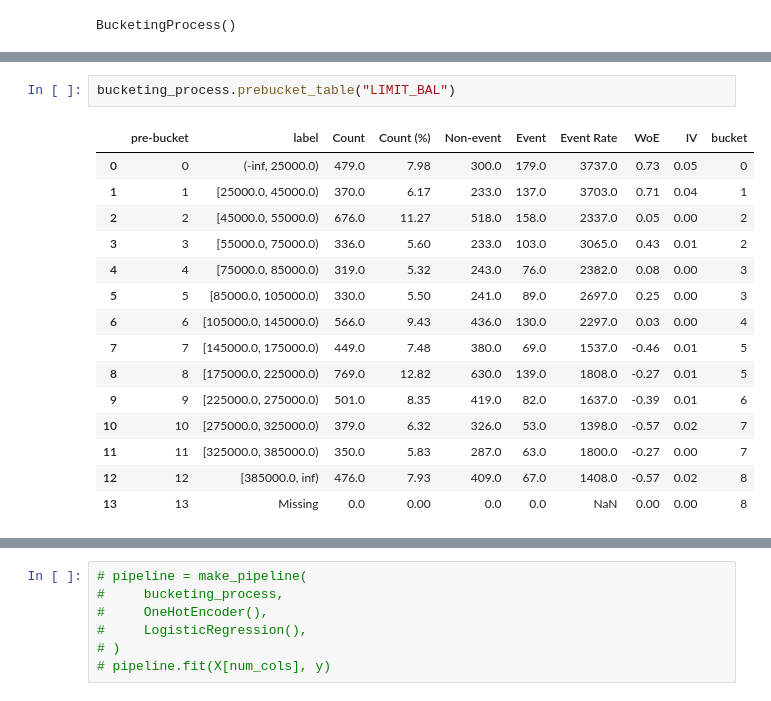
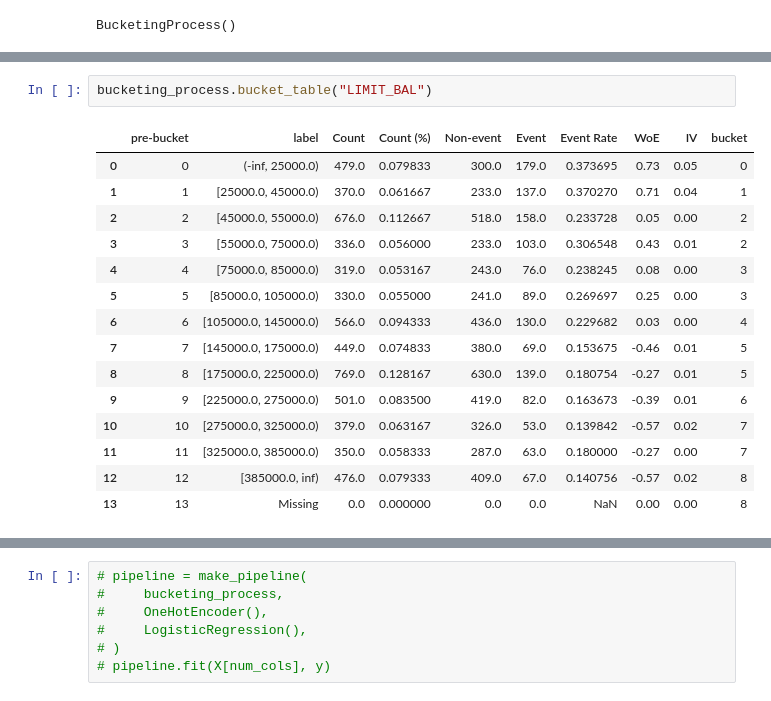
Before and after one commit to orchardbirds/skorecard-1, a Jupyter notebook: docs/tutorials/using-bucketing-process.ipynb, the cells around one changed output, grey strips where cells are left out. Cells and saved outputs as stored; diff of their text form.

```diff
--- a/docs/tutorials/using-bucketing-process.ipynb
+++ b/docs/tutorials/using-bucketing-process.ipynb
@@ -76,21 +94,21 @@ bucketing_process.prebucket_table("MARRIAGE")
 # %%
-bucketing_process.prebucket_table("LIMIT_BAL")
+bucketing_process.bucket_table("LIMIT_BAL")
 # %% [output]
 |  | pre-bucket | label | Count | Count (%) | Non-event | Event | Event Rate | WoE | IV | bucket |
-| 0 | 0 | (-inf, 25000.0) | 479.0 | 7.98 | 300.0 | 179.0 | 3737.0 | 0.73 | 0.05 | 0 |
-| 1 | 1 | [25000.0, 45000.0) | 370.0 | 6.17 | 233.0 | 137.0 | 3703.0 | 0.71 | 0.04 | 1 |
-| 2 | 2 | [45000.0, 55000.0) | 676.0 | 11.27 | 518.0 | 158.0 | 2337.0 | 0.05 | 0.00 | 2 |
-| 3 | 3 | [55000.0, 75000.0) | 336.0 | 5.60 | 233.0 | 103.0 | 3065.0 | 0.43 | 0.01 | 2 |
-| 4 | 4 | [75000.0, 85000.0) | 319.0 | 5.32 | 243.0 | 76.0 | 2382.0 | 0.08 | 0.00 | 3 |
-| 5 | 5 | [85000.0, 105000.0) | 330.0 | 5.50 | 241.0 | 89.0 | 2697.0 | 0.25 | 0.00 | 3 |
-| 6 | 6 | [105000.0, 145000.0) | 566.0 | 9.43 | 436.0 | 130.0 | 2297.0 | 0.03 | 0.00 | 4 |
-| 7 | 7 | [145000.0, 175000.0) | 449.0 | 7.48 | 380.0 | 69.0 | 1537.0 | -0.46 | 0.01 | 5 |
-| 8 | 8 | [175000.0, 225000.0) | 769.0 | 12.82 | 630.0 | 139.0 | 1808.0 | -0.27 | 0.01 | 5 |
-| 9 | 9 | [225000.0, 275000.0) | 501.0 | 8.35 | 419.0 | 82.0 | 1637.0 | -0.39 | 0.01 | 6 |
-| 10 | 10 | [275000.0, 325000.0) | 379.0 | 6.32 | 326.0 | 53.0 | 1398.0 | -0.57 | 0.02 | 7 |
-| 11 | 11 | [325000.0, 385000.0) | 350.0 | 5.83 | 287.0 | 63.0 | 1800.0 | -0.27 | 0.00 | 7 |
-| 12 | 12 | [385000.0, inf) | 476.0 | 7.93 | 409.0 | 67.0 | 1408.0 | -0.57 | 0.02 | 8 |
-| 13 | 13 | Missing | 0.0 | 0.00 | 0.0 | 0.0 | NaN | 0.00 | 0.00 | 8 |
+| 0 | 0 | (-inf, 25000.0) | 479.0 | 0.079833 | 300.0 | 179.0 | 0.373695 | 0.73 | 0.05 | 0 |
+| 1 | 1 | [25000.0, 45000.0) | 370.0 | 0.061667 | 233.0 | 137.0 | 0.370270 | 0.71 | 0.04 | 1 |
+| 2 | 2 | [45000.0, 55000.0) | 676.0 | 0.112667 | 518.0 | 158.0 | 0.233728 | 0.05 | 0.00 | 2 |
+| 3 | 3 | [55000.0, 75000.0) | 336.0 | 0.056000 | 233.0 | 103.0 | 0.306548 | 0.43 | 0.01 | 2 |
+| 4 | 4 | [75000.0, 85000.0) | 319.0 | 0.053167 | 243.0 | 76.0 | 0.238245 | 0.08 | 0.00 | 3 |
+| 5 | 5 | [85000.0, 105000.0) | 330.0 | 0.055000 | 241.0 | 89.0 | 0.269697 | 0.25 | 0.00 | 3 |
+| 6 | 6 | [105000.0, 145000.0) | 566.0 | 0.094333 | 436.0 | 130.0 | 0.229682 | 0.03 | 0.00 | 4 |
+| 7 | 7 | [145000.0, 175000.0) | 449.0 | 0.074833 | 380.0 | 69.0 | 0.153675 | -0.46 | 0.01 | 5 |
+| 8 | 8 | [175000.0, 225000.0) | 769.0 | 0.128167 | 630.0 | 139.0 | 0.180754 | -0.27 | 0.01 | 5 |
+| 9 | 9 | [225000.0, 275000.0) | 501.0 | 0.083500 | 419.0 | 82.0 | 0.163673 | -0.39 | 0.01 | 6 |
+| 10 | 10 | [275000.0, 325000.0) | 379.0 | 0.063167 | 326.0 | 53.0 | 0.139842 | -0.57 | 0.02 | 7 |
+| 11 | 11 | [325000.0, 385000.0) | 350.0 | 0.058333 | 287.0 | 63.0 | 0.180000 | -0.27 | 0.00 | 7 |
+| 12 | 12 | [385000.0, inf) | 476.0 | 0.079333 | 409.0 | 67.0 | 0.140756 | -0.57 | 0.02 | 8 |
+| 13 | 13 | Missing | 0.0 | 0.000000 | 0.0 | 0.0 | NaN | 0.00 | 0.00 | 8 |
 # %%
 bucketing_process.plot_prebucket("LIMIT_BAL", format="png", scale=2, width=1050, height=525)
 # %% [output]
```
Also changed, not shown: parts of 9 cells of this notebook, 8 other files.
